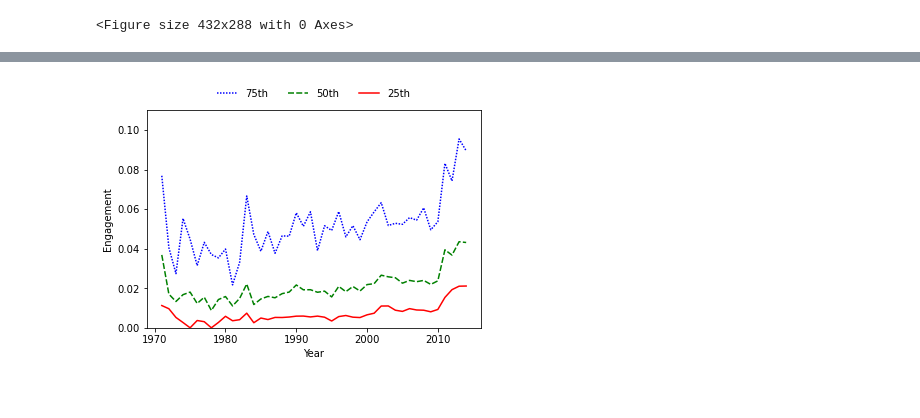
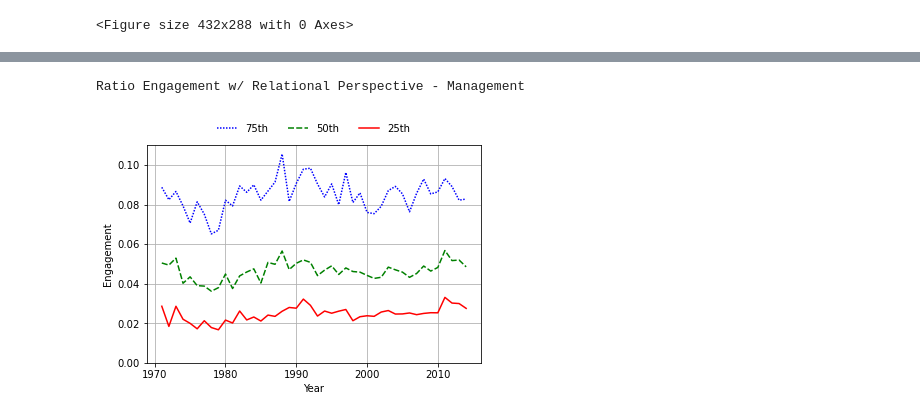
Before and after one commit to h2researchgroup/embeddings, a Jupyter notebook: validate/plot_engagement.ipynb, the cells around one changed output, grey strips where cells are left out. Cells and saved outputs as stored; diff of their text form; code cells hidden in the pictures.

```diff
--- a/validate/plot_engagement.ipynb
+++ b/validate/plot_engagement.ipynb
@@ -213,19 +325,22 @@ plt.show()
 # %%
-# Cultural: Management/OB
-df_management = df_management[~df_management['publicationYear'].isin([1970,2016])]
-ax = sns.lineplot(x="publicationYear", y="cultural_ratio", data=df_management,
+# Relational: Management
+ax = sns.lineplot(x="publicationYear", y="relational_ratio", data=df_management,
                   hue='percentile', style='percentile', palette=custom_palette)
 ax.set(xlabel='Year', ylabel='Engagement')
 ax.set(ylim=(0.0, 0.11))
-#ax.set_title('Ratio Engagement w/ Cultural Perspective - Management')
+ax.grid()
+title = 'Ratio Engagement w/ Relational Perspective - Management'
+print(title)
+#ax.set_title(title)
 
 handles, labels = ax.get_legend_handles_labels()
 ax.legend(handles[::-1], labels[::-1], loc='upper center', bbox_to_anchor=(0.5, 1.14), ncol=3, frameon=False)
 
 fig.set_size_inches(8, 6)
 thisday = date.today().strftime("%m%d%y") # get current date
-title = f"ratio_cultural_management_{thisday}"
-plt.savefig(join(FIGURES_HOME, title + ".png"), dpi=1200, bbox_inches="tight")
+fname = f"ratio_relational_management_{thisday}"
+plt.savefig(join(FIGURES_HOME, fname + ".png"), dpi=200, bbox_inches="tight")
 plt.show()
 # %% [output]
+Ratio Engagement w/ Relational Perspective - Management
-[figure, old version]
+[figure, new version]
```
Also changed, not shown: parts of 13 cells of this notebook, 22 other files.
